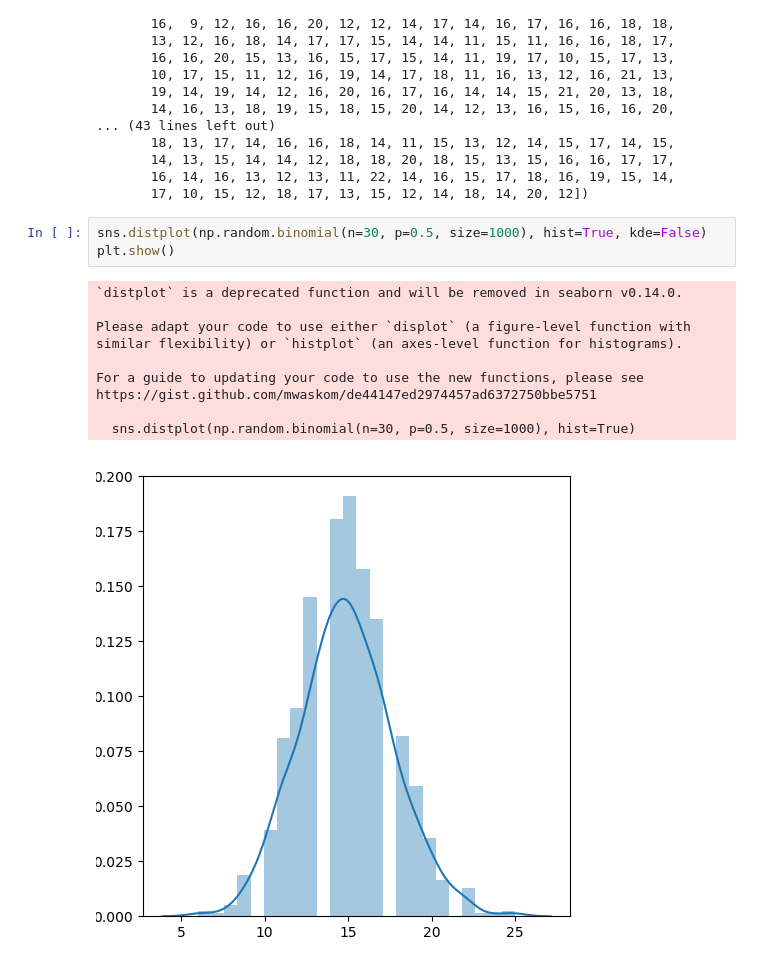
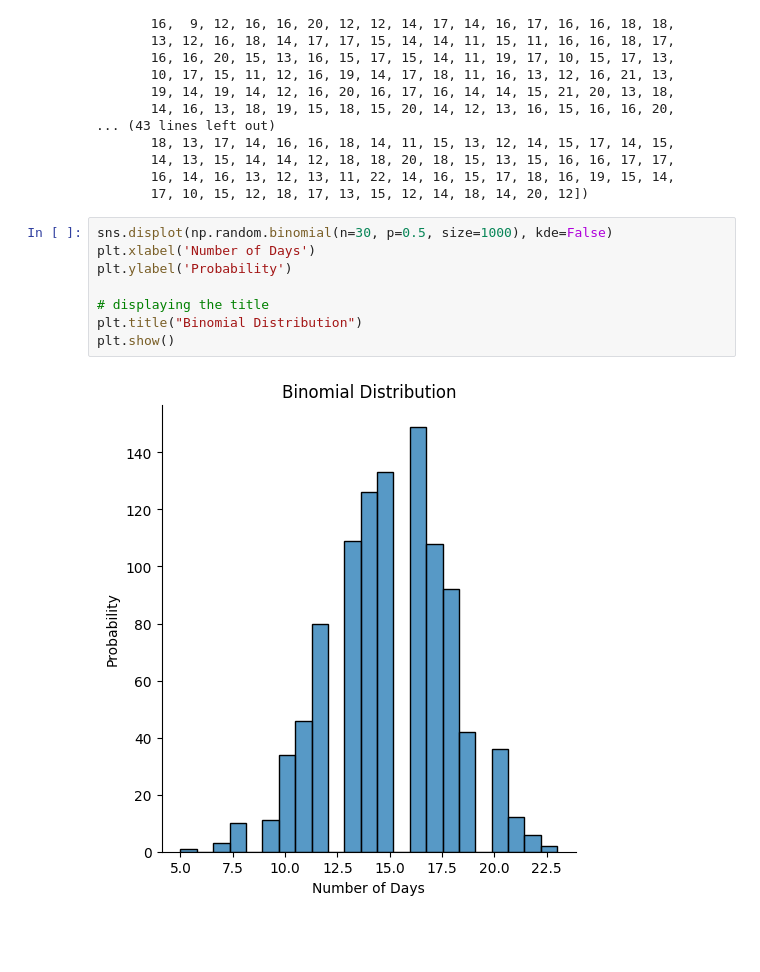
Before and after one commit to MSoD1/Fundamentals-of-Data-Analysis, a Jupyter notebook: Exercise2.ipynb, the cells around one changed output. Drawn from its saved outputs; the diff is of its cells as text; blank space fills up the shorter version.

Commit message:
Update Exercise2.ipynb
Replaced distplot with displot as it was causing a warning sign. Add title and labeling to charts as well

```diff
--- a/Exercise2.ipynb
+++ b/Exercise2.ipynb
@@ -59,17 +59,13 @@ array([16, 14, 16, 17, 15, 14, 19, 12, 15, 13, 21, 15, 12, 15, 18, 17, 16,
        16, 14, 16, 13, 12, 13, 11, 22, 14, 16, 15, 17, 18, 16, 19, 15, 14,
        17, 10, 15, 12, 18, 17, 13, 15, 12, 14, 18, 14, 20, 12])
 # %%
-sns.distplot(np.random.binomial(n=30, p=0.5, size=1000), hist=True, kde=False)
+sns.displot(np.random.binomial(n=30, p=0.5, size=1000), kde=False)
+plt.xlabel('Number of Days')
+plt.ylabel('Probability')
+
+# displaying the title
+plt.title("Binomial Distribution")
 plt.show()
 # %% [output]
-`distplot` is a deprecated function and will be removed in seaborn v0.14.0.
-
-Please adapt your code to use either `displot` (a figure-level function with
-similar flexibility) or `histplot` (an axes-level function for histograms).
-
-For a guide to updating your code to use the new functions, please see
-https://gist.github.com/mwaskom/de44147ed2974457ad6372750bbe5751
-
-  sns.distplot(np.random.binomial(n=30, p=0.5, size=1000), hist=True)
-[figure, old version]
+[figure, new version]
 # %%
```
Also changed, not shown: parts of 2 cells of this notebook.
